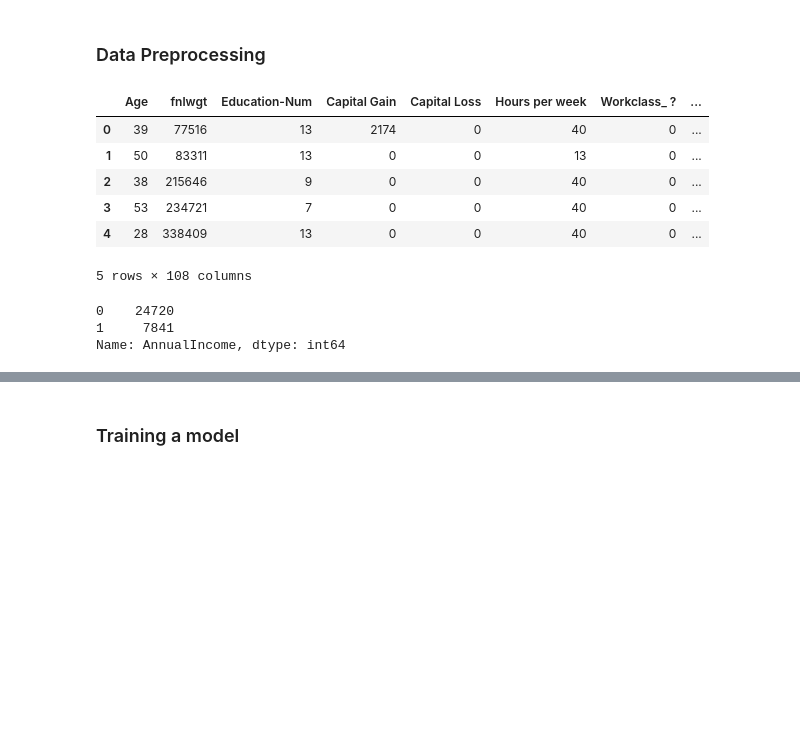
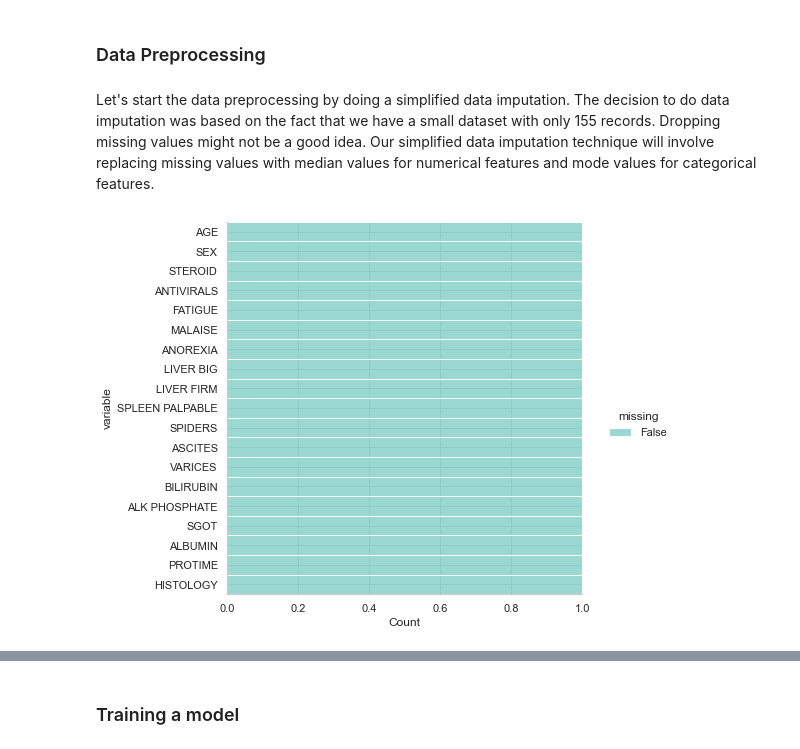
Before and after one commit to PacktPublishing/Applied-Machine-Learning-Explainability-Techniques, a Jupyter notebook: Chapter09/ELI5_example.ipynb, the cells around one changed output, grey strips where cells are left out. Saved outputs shown, nothing was run; the diff lists cells and outputs as text; code cells hidden in the pictures; blank space fills up the shorter version.

```diff
--- a/Chapter09/ELI5_example.ipynb
+++ b/Chapter09/ELI5_example.ipynb
@@ -133,26 +133,37 @@ plt.show()
 # %% [output]
 [figure]
 # %%
-numerical_features = ['AGE', 'BILIRUBIN', 'ALK PHOSPHATE', 'SGOT', 'SGOT', 'PROTIME']
-categorical_features = list(set(data.columns) - set(numerical_features))
+numerical_features = ['AGE', 'BILIRUBIN', 'ALK PHOSPHATE', 'SGOT', 'SGOT', 'PROTIME', 'ALBUMIN']
+target = 'Class'
+categorical_features = list(set(data.columns) - set([target]) - set(numerical_features))
 # %% [markdown]
 From the initial inspection, we can clearly see that the dataset is imbalanced with 79% of the data belonging to LIVE class (class 2) and 21% of the data belonging to DIE class (class 1). The dataset also has missing values, outliers and categorical values, which we need to address during the pre-processing step.
 # %% [markdown]
 ### Data Preprocessing
-# %%
-features = pd.get_dummies(features)
-features.head()
-# %% [output]
-|  | Age | fnlwgt | Education-Num | Capital Gain | Capital Loss | Hours per week | Workclass_ ? | ... |
-| 0 | 39 | 77516 | 13 | 2174 | 0 | 40 | 0 | ... |
-| 1 | 50 | 83311 | 13 | 0 | 0 | 13 | 0 | ... |
-| 2 | 38 | 215646 | 9 | 0 | 0 | 40 | 0 | ... |
-| 3 | 53 | 234721 | 7 | 0 | 0 | 40 | 0 | ... |
-| 4 | 28 | 338409 | 13 | 0 | 0 | 40 | 0 | ... |
-5 rows × 108 columns
-# %%
-labels.value_counts()
-# %% [output]
-0    24720
-1     7841
-Name: AnnualIncome, dtype: int64
+# %% [markdown]
+Let's start the data preprocessing by doing a simplified data imputation. The decision to do data imputation was based on the fact that we have a small dataset with only 155 records. Dropping missing values might not be a good idea. Our simplified data imputation technique will involve replacing missing values with median values for numerical features and mode values for categorical features.
+# %%
+# Handling missing values
+## for numerical features
+for feature in numerical_features:
+    data[feature] = data[feature].fillna(data[feature].median())
+## for categorical features
+for feature in categorical_features:
+    data[feature] = data[feature].fillna(data[feature].mode()[0])
+# %%
+label = data[target].copy()
+features = data.drop(columns=target)
+# %%
+# Let's check missing values
+sns.displot(
+    data=features.isna().melt(value_name="missing"),
+    y="variable",
+    hue="missing",
+    multiple="fill",
+    height=6,
+    aspect=1.2,
+    palette= 'GnBu'
+)
+plt.show()
+# %% [output]
+[figure, added]
```
Also changed, not shown: parts of 24 cells of this notebook.
